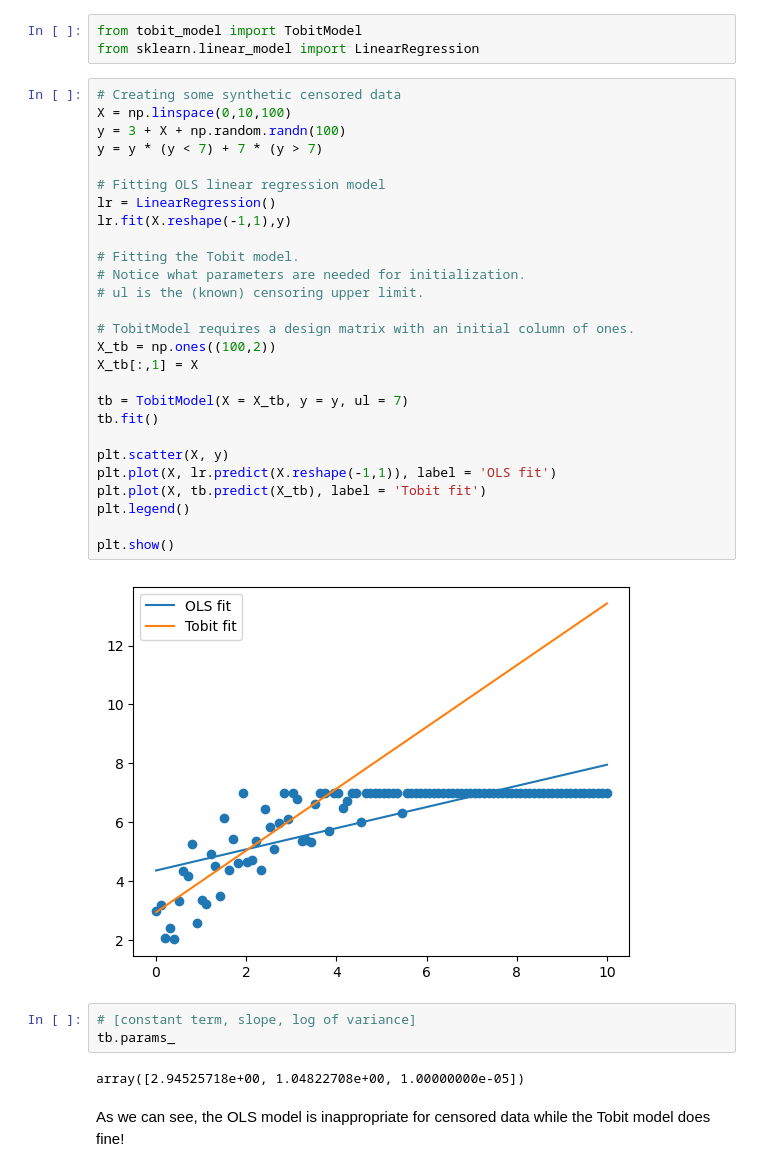
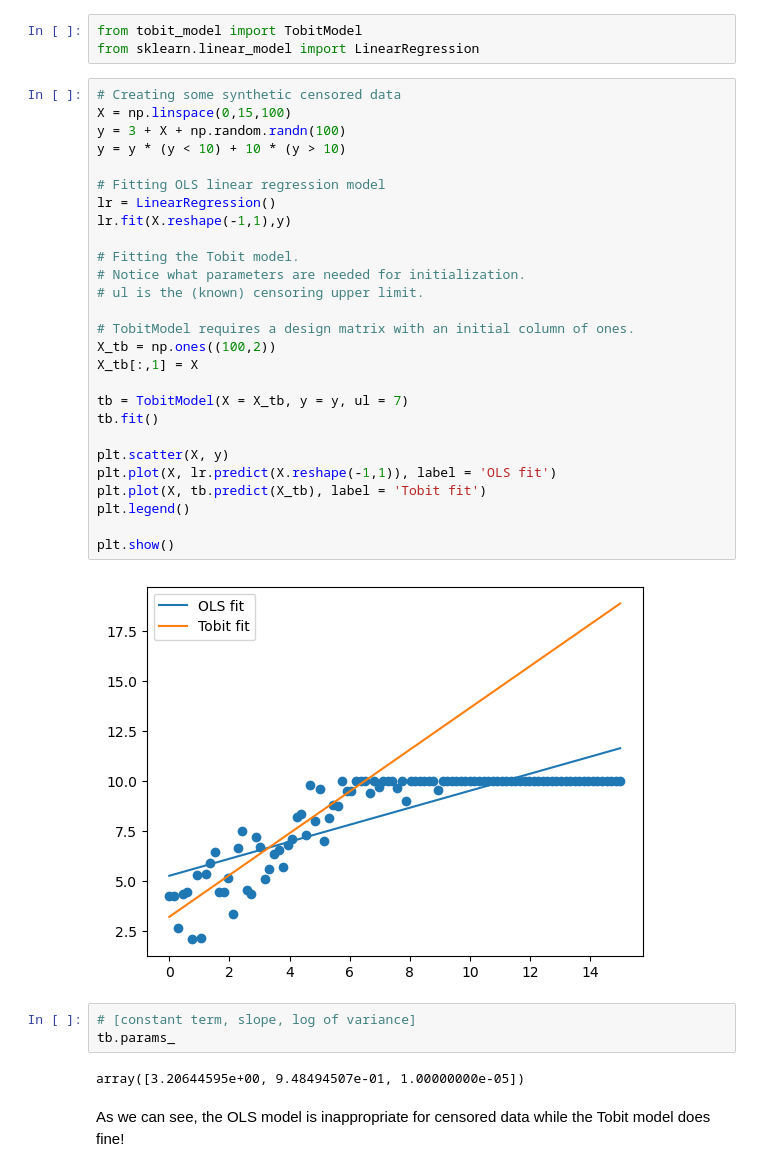
Before and after one commit to navidbahadoran/data-science-spring-2025, a Jupyter notebook: 06_inference_II/problem_session/01_Problem_Session_6_Complete.ipynb, the cells around one changed output. Saved outputs shown, nothing was run; the diff lists cells and outputs as text.

```diff
--- a/06_inference_II/problem_session/01_Problem_Session_6_Complete.ipynb
+++ b/06_inference_II/problem_session/01_Problem_Session_6_Complete.ipynb
@@ -210,38 +188,38 @@ from tobit_model import TobitModel
 from sklearn.linear_model import LinearRegression
 # %%
 # Creating some synthetic censored data
-X = np.linspace(0,10,100)
+X = np.linspace(0,15,100)
 y = 3 + X + np.random.randn(100)
-y = y * (y < 7) + 7 * (y > 7)
+y = y * (y < 10) + 10 * (y > 10)
 
 # Fitting OLS linear regression model
 lr = LinearRegression()
 lr.fit(X.reshape(-1,1),y)
 
 # Fitting the Tobit model.
 # Notice what parameters are needed for initialization.
 # ul is the (known) censoring upper limit.
 
 # TobitModel requires a design matrix with an initial column of ones.
 X_tb = np.ones((100,2))
 X_tb[:,1] = X
 
 tb = TobitModel(X = X_tb, y = y, ul = 7)
 tb.fit()
 
 plt.scatter(X, y)
 plt.plot(X, lr.predict(X.reshape(-1,1)), label = 'OLS fit')
 plt.plot(X, tb.predict(X_tb), label = 'Tobit fit')
 plt.legend()
 
 plt.show()
 # %% [output]
-[figure, old version]
+[figure, new version]
 # %%
 # [constant term, slope, log of variance]
 tb.params_
 # %% [output]
-array([2.94525718e+00, 1.04822708e+00, 1.00000000e-05])
+array([3.20644595e+00, 9.48494507e-01, 1.00000000e-05])
 # %% [markdown]
 As we can see, the OLS model is inappropriate for censored data while the Tobit model does fine!
 # %% [markdown]
```
Also changed, not shown: parts of 11 cells of this notebook, 1 other file.
